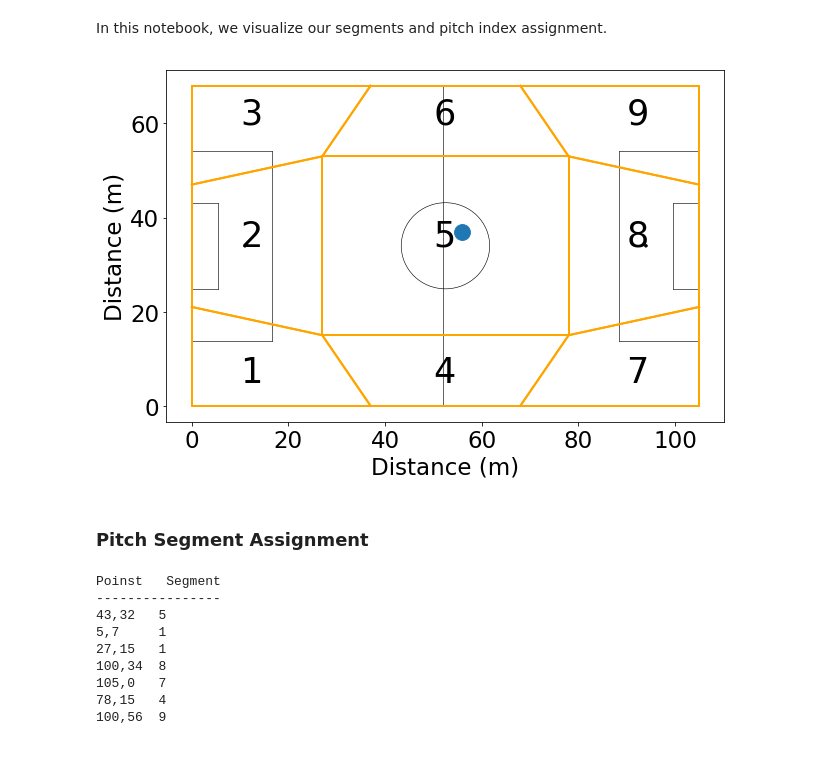
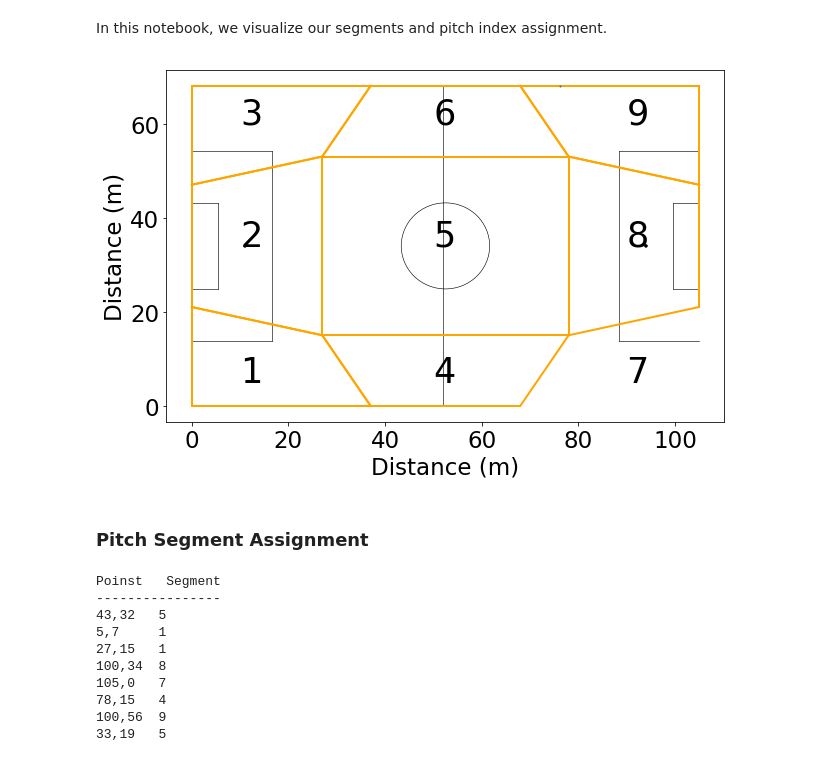
Before and after one commit to anaramirli/predict-soccer-ball-location, a Jupyter notebook: src/pitch_segment_visualization.ipynb, the cells around one changed output. Saved outputs shown, nothing was run; the diff lists cells and outputs as text; code cells hidden in the pictures.

```diff
--- a/src/pitch_segment_visualization.ipynb
+++ b/src/pitch_segment_visualization.ipynb
@@ -116,40 +116,40 @@ plot_segment(ax,0,47,0,68,37,68,27,53)
 
 
 plot_segment(ax,27,15,78,15,68,0,37,0)
 plot_segment(ax,27,15,78,15,78,53,27,53)
 plot_segment(ax,27,53,78,53,68,68,37,68)
 
 
-plot_segment(ax,105,0,105,21,78,15,68,0)
+# plot_segment(ax,105,0,105,21,78,15,68,0)
 plot_segment(ax,105,47,78,53,78,15,105,21)
 plot_segment(ax,105,47,105,68,68,68,78,53)
 
 
 
 
 ax.text(10, 5, '1', fontsize=35)
 ax.text(10, 34, '2', fontsize=35)
 ax.text(10, 60, '3', fontsize=35)
 
 ax.text(50, 5, '4', fontsize=35)
 ax.text(50, 34, '5', fontsize=35)
 ax.text(50, 60, '6', fontsize=35)
 
 ax.text(90, 5, '7', fontsize=35)
 ax.text(90, 34, '8', fontsize=35)
 ax.text(90, 60, '9', fontsize=35)
 
 
-plt.scatter(56,37, label='Any point', s=size, zorder=2)
+plt.scatter(76.28, 68.05, label='Any point', s=1, zorder=2)
 
 
 plt.show()
 # %% [output]
-[figure, old version]
+[figure, new version]
 # %% [markdown]
 ### Pitch Segment Assignment
 # %%
-point = [[43,32],[5,7],[27,15], [100,34],[105,0], [78,15], [100, 56]]
+point = [[43,32],[5,7],[27,15], [100,34],[105,0], [78,15], [100, 56], [33, 19]]
 
 print("Poinst\t Segment")
 print("----------------")
@@ -167,3 +167,4 @@ Poinst   Segment
 105,0   7
 78,15   4
 100,56  9
+33,19   5
```
Also changed, not shown: parts of 1 cell of this notebook, 2 other files.
